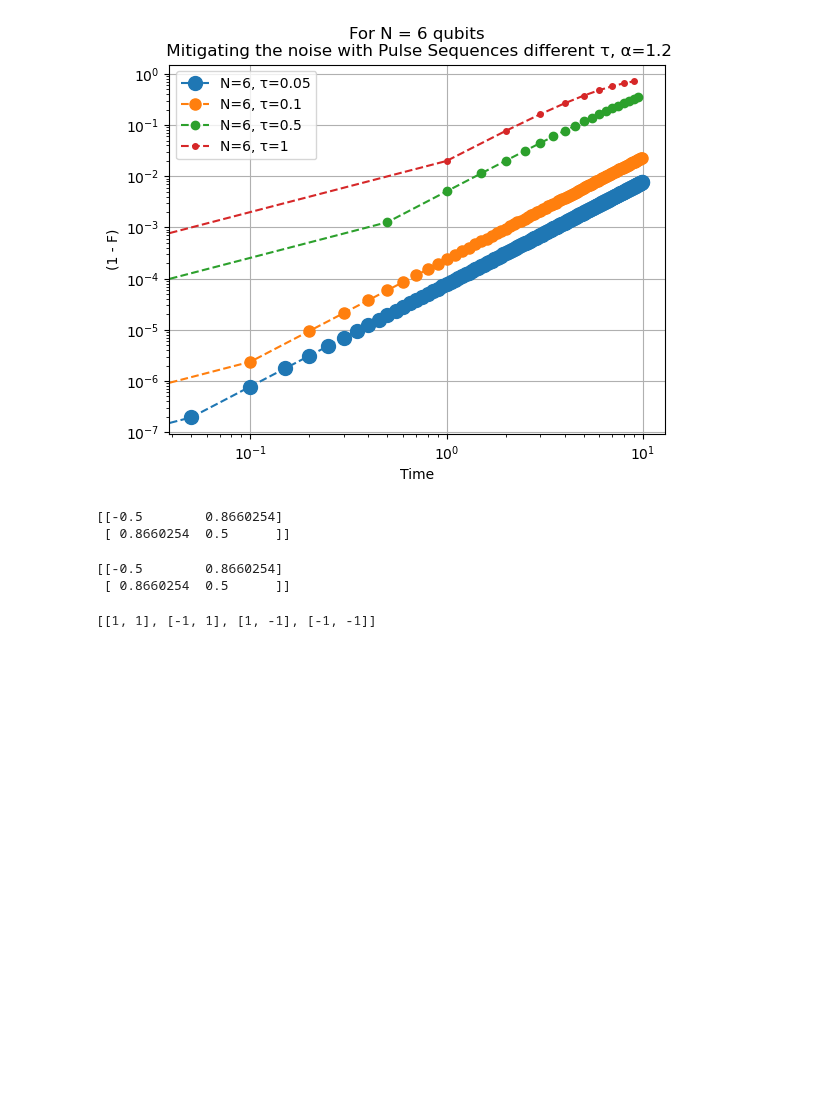
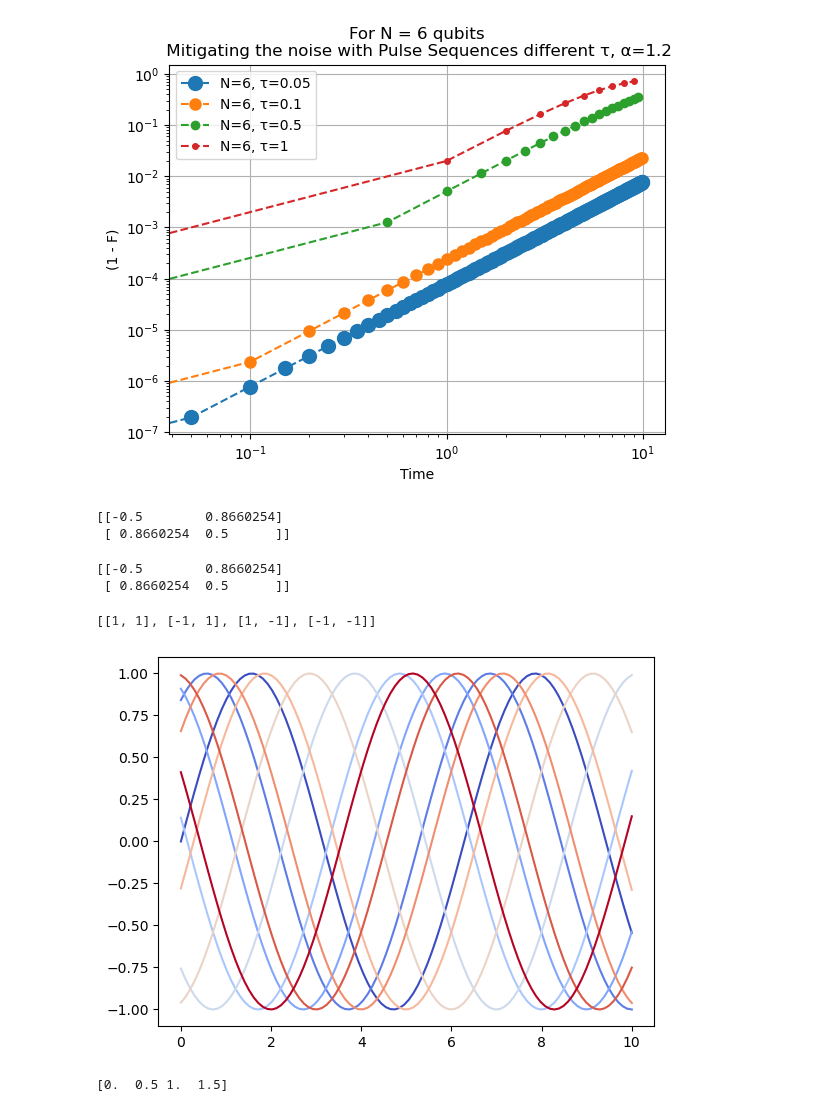
Before and after one commit to JessicaJohnBritto/WalshPulseSeq, a Jupyter notebook: Initial Codes/Section_3_Final.ipynb, the cells around one changed output. Saved outputs shown, nothing was run; the diff lists cells and outputs as text; code cells hidden in the pictures; blank space fills up the shorter version.

```diff
--- a/Initial Codes/Section_3_Final.ipynb
+++ b/Initial Codes/Section_3_Final.ipynb
@@ -299,3 +418,18 @@ transposed_list = [list(row) for row in zip(*original_list)]
 print(transposed_list)
 # %% [output]
 [[1, 1], [-1, 1], [1, -1], [-1, -1]]
+# %%
+x = np.linspace(0, 10, 100)
+y = [np.sin(x + i) for i in range(10)]
+colors = plt.cm.coolwarm(np.linspace(0, 1, 10))  # Using 'Set1' colormap
+# Plotting with specific color palette
+for i, yi in enumerate(y):
+    plt.plot(x, yi, color=colors[i])
+plt.show()
+# %% [output]
+[figure, added]
+# %%
+lst = np.arange(0, 4*0.5, 0.5)
+print(lst)
+# %% [output]
+[0.  0.5 1.  1.5]
```
Also changed, not shown: parts of 5 cells of this notebook.
